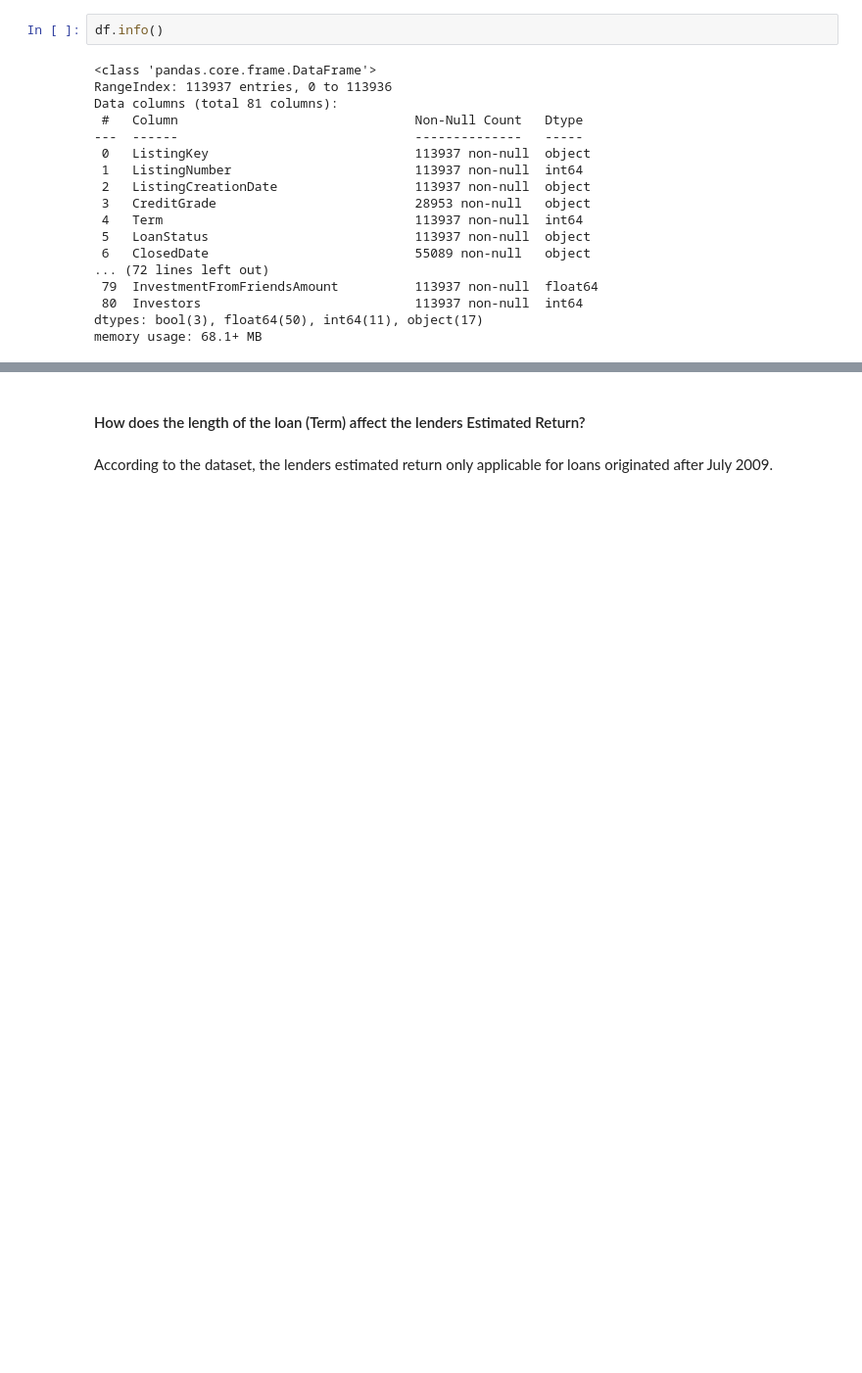
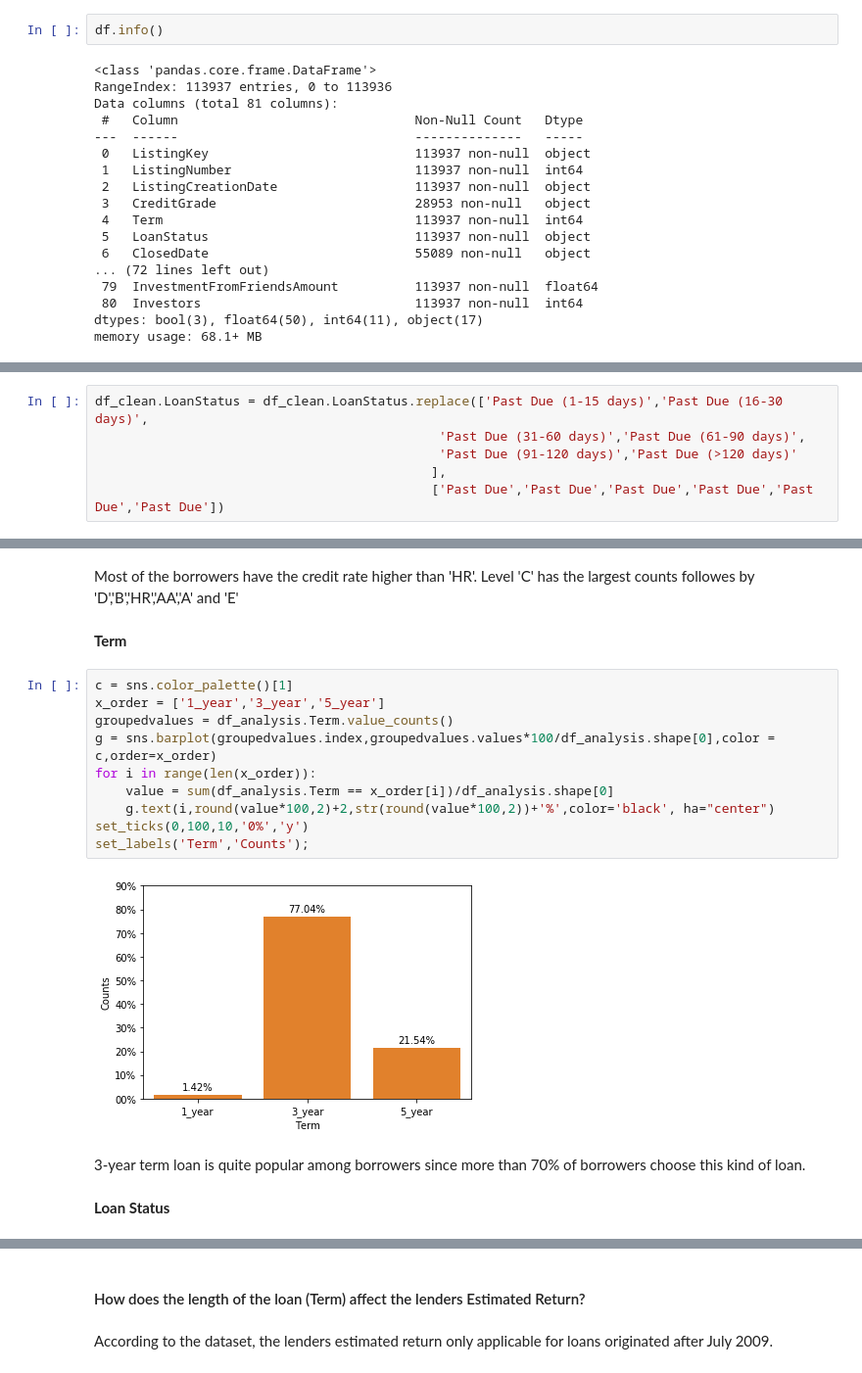
Before and after one commit to Jinning-beep/Udacity_data_analyst_projects, a Jupyter notebook: Project 5/exploratory_act.ipynb, the cells around one changed output, grey strips where cells are left out. Shown at 98% size. Drawn from its saved outputs; the diff is of its cells as text; blank space fills up the shorter version.

```diff
--- a/Project 5/exploratory_act.ipynb
+++ b/Project 5/exploratory_act.ipynb
@@ -245,0 +164,6 @@ plt.savefig('before200809')
+# %%
+df_clean.LoanStatus = df_clean.LoanStatus.replace(['Past Due (1-15 days)','Past Due (16-30 days)',
+                                             'Past Due (31-60 days)','Past Due (61-90 days)',
+                                             'Past Due (91-120 days)','Past Due (>120 days)'
+                                            ],
+                                            ['Past Due','Past Due','Past Due','Past Due','Past Due','Past Due'])
@@ -245,0 +217,20 @@ plt.savefig('before200809')
+# %% [markdown]
+Most of the borrowers have the credit rate higher than 'HR'. Level 'C' has the largest counts followes by 'D','B','HR','AA','A' and 'E'
+# %% [markdown]
+**Term**
+# %%
+c = sns.color_palette()[1]
+x_order = ['1_year','3_year','5_year']
+groupedvalues = df_analysis.Term.value_counts()
+g = sns.barplot(groupedvalues.index,groupedvalues.values*100/df_analysis.shape[0],color = c,order=x_order)
+for i in range(len(x_order)):
+    value = sum(df_analysis.Term == x_order[i])/df_analysis.shape[0]
+    g.text(i,round(value*100,2)+2,str(round(value*100,2))+'%',color='black', ha="center")
+set_ticks(0,100,10,'0%','y')
+set_labels('Term','Counts');
+# %% [output]
+[figure, added]
+# %% [markdown]
+3-year term loan is quite popular among borrowers since more than 70% of borrowers choose this kind of loan.
+# %% [markdown]
+**Loan Status**
```
Also changed, not shown: parts of 68 cells of this notebook.
